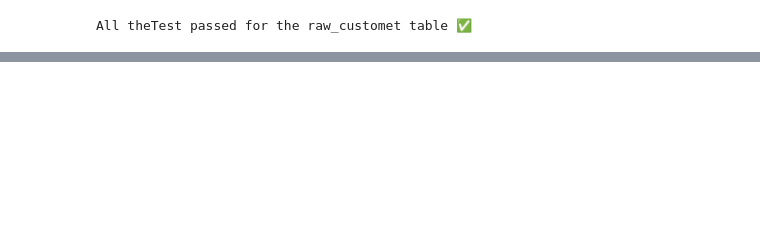
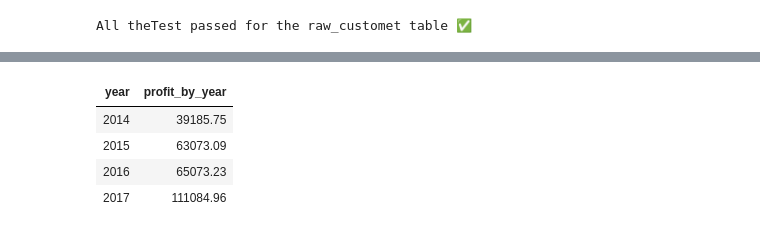
Before and after one commit to Krishanu5000/PEI_Workshop, a Jupyter notebook: src/PEIworkshop.ipynb, the cells around one changed output, grey strips where cells are left out. Cells and saved outputs as stored; diff of their text form; code cells hidden in the pictures; blank space fills up the shorter version.

```diff
--- a/src/PEIworkshop.ipynb
+++ b/src/PEIworkshop.ipynb
@@ -222,0 +688,10 @@ select * from raw_customer_data;
+# %%
+%sql
+select YEAR(Order_Date) as `year`,round(sum(Profit),2) as profit_by_year from enriched_order_with_cust_and_product
+group by year(Order_Date) order by year(Order_Date);
+# %% [output]
+| year | profit_by_year |
+| 2014 | 39185.75 |
+| 2015 | 63073.09 |
+| 2016 | 65073.23 |
+| 2017 | 111084.96 |
```
Also changed, not shown: parts of 12 cells of this notebook.
